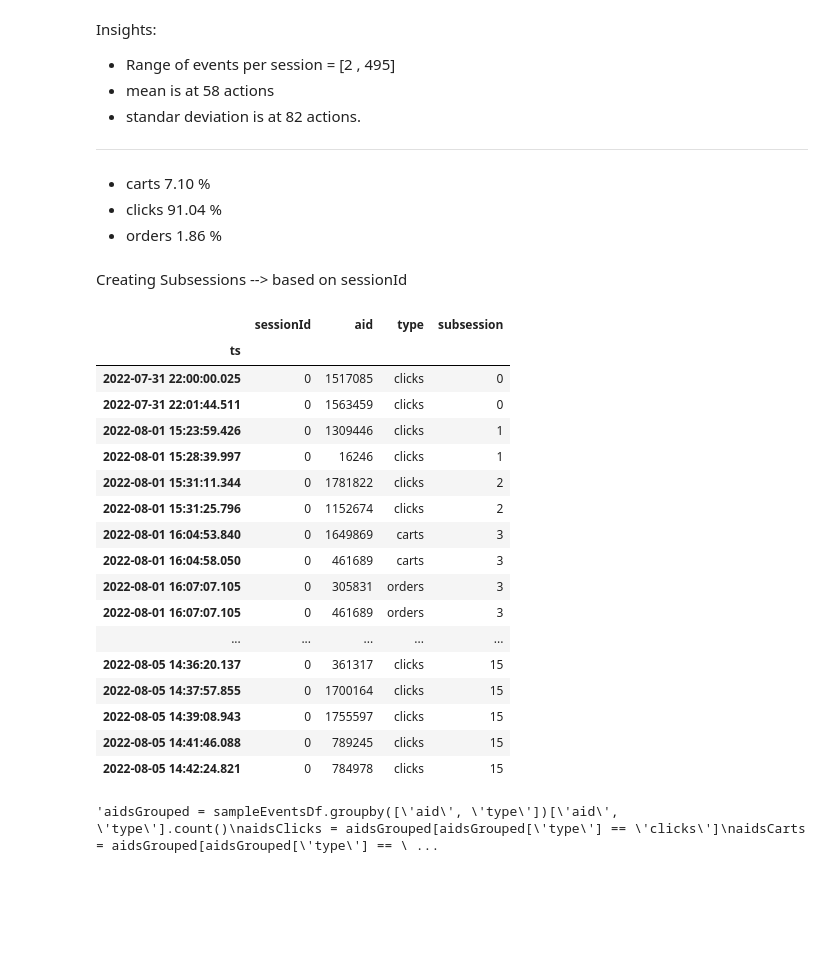
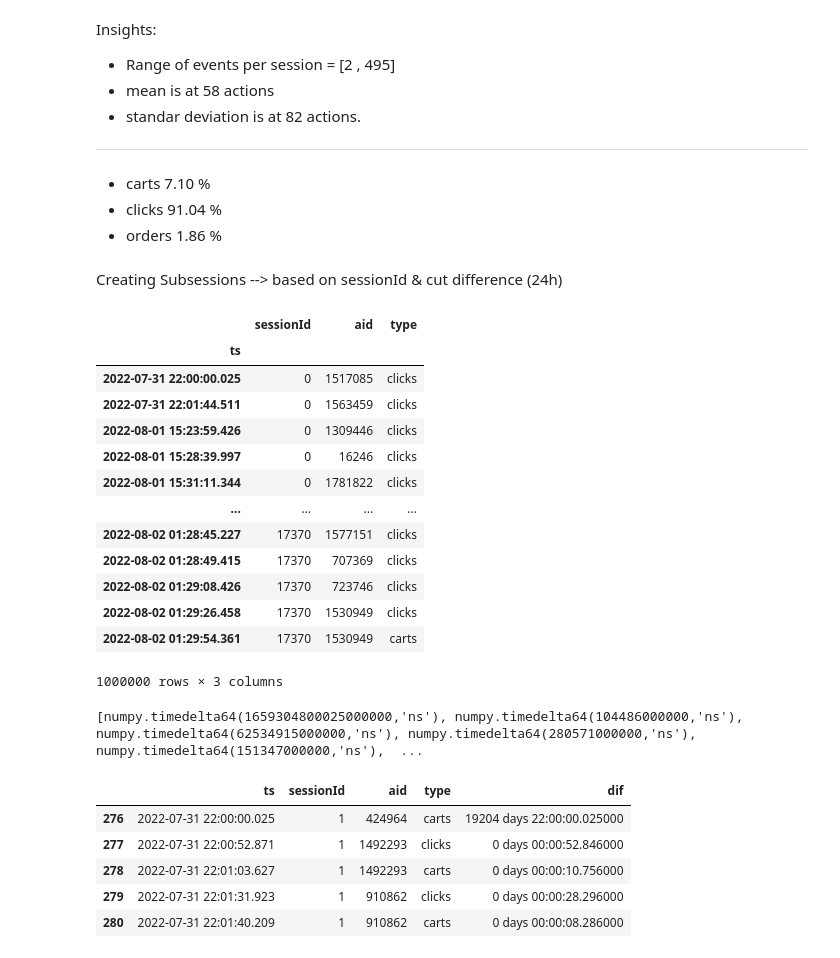
Before and after one commit to akrogv/exploracio-ml-python, a Jupyter notebook: Session_Based_Recommendation/Source/Notebooks/exploration.ipynb, the cells around one changed output. Saved outputs shown, nothing was run; the diff lists cells and outputs as text; code cells hidden in the pictures; blank space fills up the shorter version.

Commit message:
Created subsessions
Created subsessions from timedifference between events.

Trying to find a more direct method of creating subsessions.

```diff
--- a/Session_Based_Recommendation/Source/Notebooks/exploration.ipynb
+++ b/Session_Based_Recommendation/Source/Notebooks/exploration.ipynb
@@ -75,46 +67,39 @@ Insights:
 * clicks    91.04 %
 * orders     1.86 %
 # %% [markdown]
-Creating Subsessions --> based on sessionId
+Creating Subsessions --> based on sessionId & cut difference (24h)
-# %%
-sampleEventsDf['subsession'] = (sampleEventsDf.groupby(['sessionId',pd.Grouper(freq='30min')]).ngroup())
-sampleEventsDf.head(50)
-# %% [output]
-|  | sessionId | aid | type | subsession |
-| ts |  |  |  |  |
-| 2022-07-31 22:00:00.025 | 0 | 1517085 | clicks | 0 |
-| 2022-07-31 22:01:44.511 | 0 | 1563459 | clicks | 0 |
-| 2022-08-01 15:23:59.426 | 0 | 1309446 | clicks | 1 |
-| 2022-08-01 15:28:39.997 | 0 | 16246 | clicks | 1 |
-| 2022-08-01 15:31:11.344 | 0 | 1781822 | clicks | 2 |
-| 2022-08-01 15:31:25.796 | 0 | 1152674 | clicks | 2 |
-| 2022-08-01 16:04:53.840 | 0 | 1649869 | carts | 3 |
-| 2022-08-01 16:04:58.050 | 0 | 461689 | carts | 3 |
-| 2022-08-01 16:07:07.105 | 0 | 305831 | orders | 3 |
-| 2022-08-01 16:07:07.105 | 0 | 461689 | orders | 3 |
-| ... | ... | ... | ... | ... |
-| 2022-08-05 14:36:20.137 | 0 | 361317 | clicks | 15 |
-| 2022-08-05 14:37:57.855 | 0 | 1700164 | clicks | 15 |
-| 2022-08-05 14:39:08.943 | 0 | 1755597 | clicks | 15 |
-| 2022-08-05 14:41:46.088 | 0 | 789245 | clicks | 15 |
-| 2022-08-05 14:42:24.821 | 0 | 784978 | clicks | 15 |
-# %%
-"""aidsGrouped = sampleEventsDf.groupby(['aid', 'type'])['aid', 'type'].count()
-aidsClicks = aidsGrouped[aidsGrouped['type'] == 'clicks']
-aidsCarts = aidsGrouped[aidsGrouped['type'] == 'carts']
-aidsOrders = aidsGrouped[aidsGrouped['type'] == 'orders']
-#EVENT DATA
-nevents = len(sampleEventsDf)
-types = pd.unique(sampleEventsDf['type'])
-nAids = len(aidsGrouped)
-print("Events:", nevents, "Types:", types, 'NProducts:', nAids)
-clicksEv = eventsDf[sampleEventsDf['type'] == 'clicks'].shape[0]
-cartsEv = eventsDf[sampleEventsDf['type'] == 'carts'].shape[0]
-ordersEv = eventsDf[sampleEventsDf['type'] == 'orders'].shape[0]
-
-print("ClicksEvents:", clicksEv, str((clicksEv/nevents)*100))
-print("CartsEvents:", cartsEv, str((cartsEv/nevents)*100))
-print("OrdersEvents:", ordersEv, str((ordersEv/nevents)*100))
-"""
-# %% [output]
-'aidsGrouped = sampleEventsDf.groupby([\'aid\', \'type\'])[\'aid\', \'type\'].count()\naidsClicks = aidsGrouped[aidsGrouped[\'type\'] == \'clicks\']\naidsCarts = aidsGrouped[aidsGrouped[\'type\'] == \ ...
+# %%
+sampleEventsDf = sampleEventsDf.sort_values(by=['sessionId','ts'])
+sampleEventsDf
+# %% [output]
+|  | sessionId | aid | type |
+| ts |  |  |  |
+| 2022-07-31 22:00:00.025 | 0 | 1517085 | clicks |
+| 2022-07-31 22:01:44.511 | 0 | 1563459 | clicks |
+| 2022-08-01 15:23:59.426 | 0 | 1309446 | clicks |
+| 2022-08-01 15:28:39.997 | 0 | 16246 | clicks |
+| 2022-08-01 15:31:11.344 | 0 | 1781822 | clicks |
+| ... | ... | ... | ... |
+| 2022-08-02 01:28:45.227 | 17370 | 1577151 | clicks |
+| 2022-08-02 01:28:49.415 | 17370 | 707369 | clicks |
+| 2022-08-02 01:29:08.426 | 17370 | 723746 | clicks |
+| 2022-08-02 01:29:26.458 | 17370 | 1530949 | clicks |
+| 2022-08-02 01:29:54.361 | 17370 | 1530949 | carts |
+1000000 rows × 3 columns
+# %%
+sampleEventsDf.reset_index(inplace=True)
+llisteta = [(sampleEventsDf[sampleEventsDf['sessionId']==session]['ts'] - np.insert(sampleEventsDf[sampleEventsDf['sessionId']==session]['ts'].values,0,0,axis=0)[:-1]).values for session in pd.unique(sampleEventsDf['sessionId'])]
+llisteta = [item for sublist in llisteta for item in sublist]
+print(llisteta[:10])
+# %% [output]
+[numpy.timedelta64(1659304800025000000,'ns'), numpy.timedelta64(104486000000,'ns'), numpy.timedelta64(62534915000000,'ns'), numpy.timedelta64(280571000000,'ns'), numpy.timedelta64(151347000000,'ns'),  ...
+# %%
+sampleEventsDf['dif'] = llisteta
+sampleEventsDf[sampleEventsDf['sessionId']==1].head()
+# %% [output]
+|  | ts | sessionId | aid | type | dif |
+| 276 | 2022-07-31 22:00:00.025 | 1 | 424964 | carts | 19204 days 22:00:00.025000 |
+| 277 | 2022-07-31 22:00:52.871 | 1 | 1492293 | clicks | 0 days 00:00:52.846000 |
+| 278 | 2022-07-31 22:01:03.627 | 1 | 1492293 | carts | 0 days 00:00:10.756000 |
+| 279 | 2022-07-31 22:01:31.923 | 1 | 910862 | clicks | 0 days 00:00:28.296000 |
+| 280 | 2022-07-31 22:01:40.209 | 1 | 910862 | carts | 0 days 00:00:08.286000 |
```
Also changed, not shown: parts of 4 cells of this notebook.
